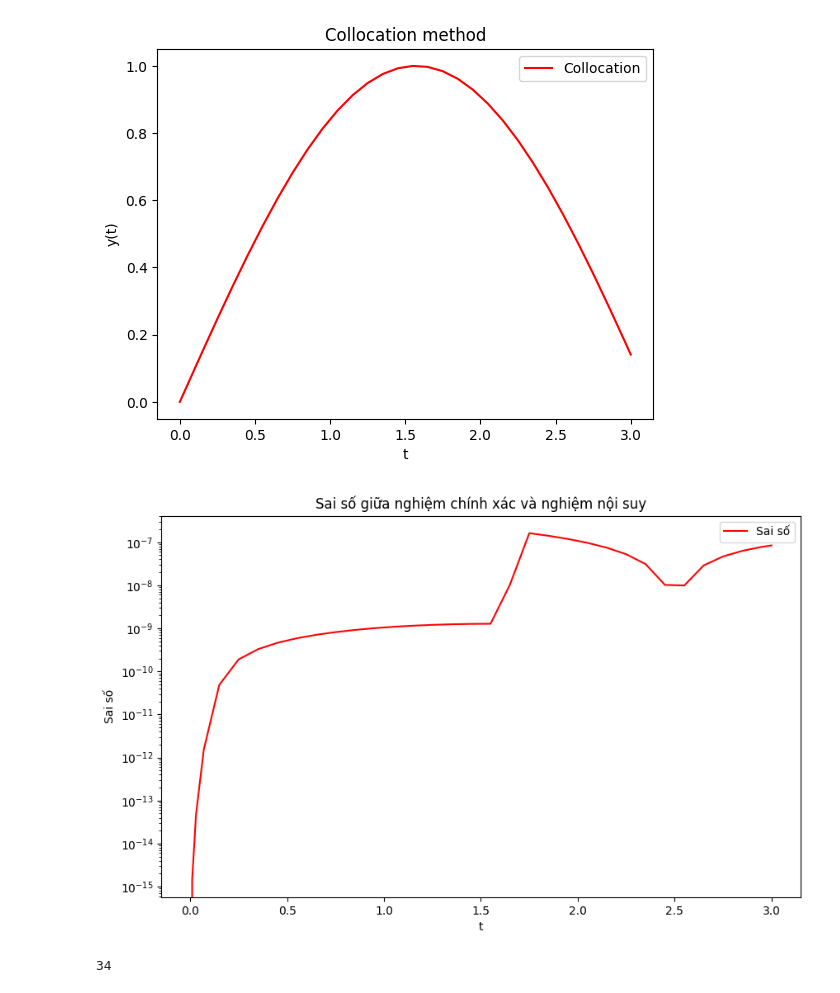
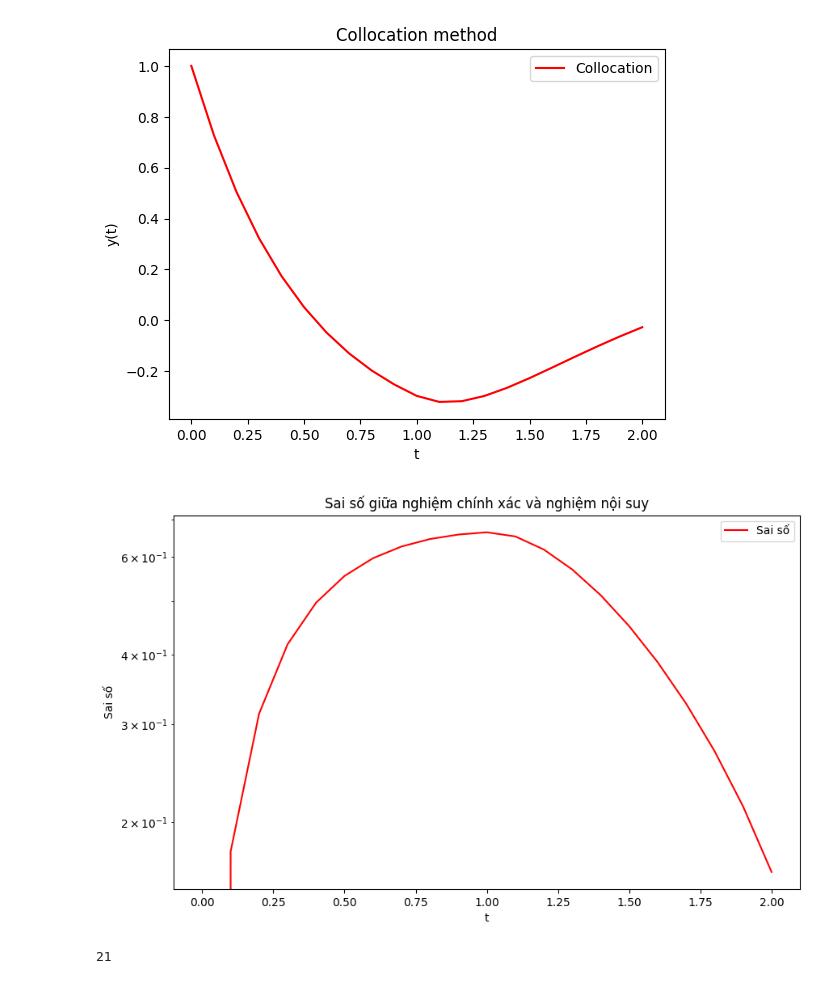
Before and after one commit to baotn0708/Numerical_method_for_DDE, a Jupyter notebook: sudung.ipynb, the cells around one changed output. Cells and saved outputs as stored; diff of their text form; code cells hidden in the pictures.

```diff
--- a/sudung.ipynb
+++ b/sudung.ipynb
@@ -6,48 +6,48 @@ import matplotlib.pyplot as plt
 def f(t, y, y_delay):
     y = np.atleast_1d(y)
     y_delay = np.atleast_1d(y_delay)
-    return -y_delay
+    return -2*y -y_delay
 def tau(t, y):
-    return np.pi/2
+    return 1.0
 def phi(t):
-    return np.atleast_1d(np.sin(t))
+    return np.atleast_1d(np.array([1.0]))
 def y_exact(t):
-    return np.sin(t)
+    return np.exp(-t)
 t0 = 0
-tf = 3
-h0 = 0.01
+tf = 2
+h0 = 0.1
 tol = 1e-6
 # sau này sẽ thêm các hàm ước lượng Lipchitz sau
 L_f_u = 0.0
 L_f_v = 1.0
 L_tau_y = 0.0
 
 ts, ys = solve_dde_collocation_adaptive(f, tau, phi, t0, tf, h0,
                                               method_name='gauss', s=2, tol=tol,
                                               L_f_u=L_f_u, L_f_v=L_f_v, L_tau_y=L_tau_y,
                                               h_min=1e-6, h_max=0.1)
 plt.plot(ts, ys, 'r-', label='Collocation')
 plt.title('Collocation method')
 plt.xlabel('t')
 plt.ylabel('y(t)')
 plt.legend()
 def compute_error(ts, ys):
     return np.abs(ys[:, 0] - y_exact(ts))
 def plot_error(ts, errors):
         plt.figure(figsize=(10, 6))
         plt.plot(ts, errors, 'r-', label='Sai số')
         plt.xlabel('t')
         plt.ylabel('Sai số')
         plt.yscale('log')
         plt.title("Sai số giữa nghiệm chính xác và nghiệm nội suy")
         plt.legend()
         plt.show()
 errors = compute_error(ts, ys)
 plot_error(ts, errors)
 # %% [output]
-[figure, old version]
+[figure, new version]
-[figure, old version]
+[figure, new version]
 # %%
 len(ts)
 # %% [output]
-34
+21
```
Also changed, not shown: parts of 1 cell of this notebook, 2 other files.
